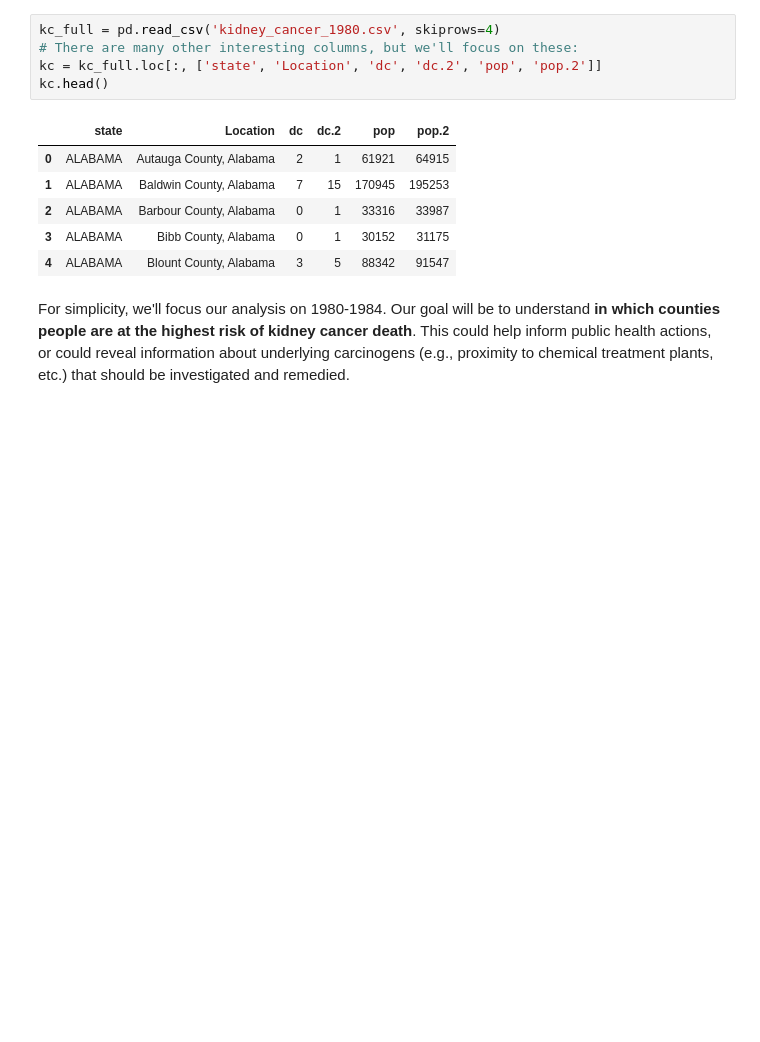
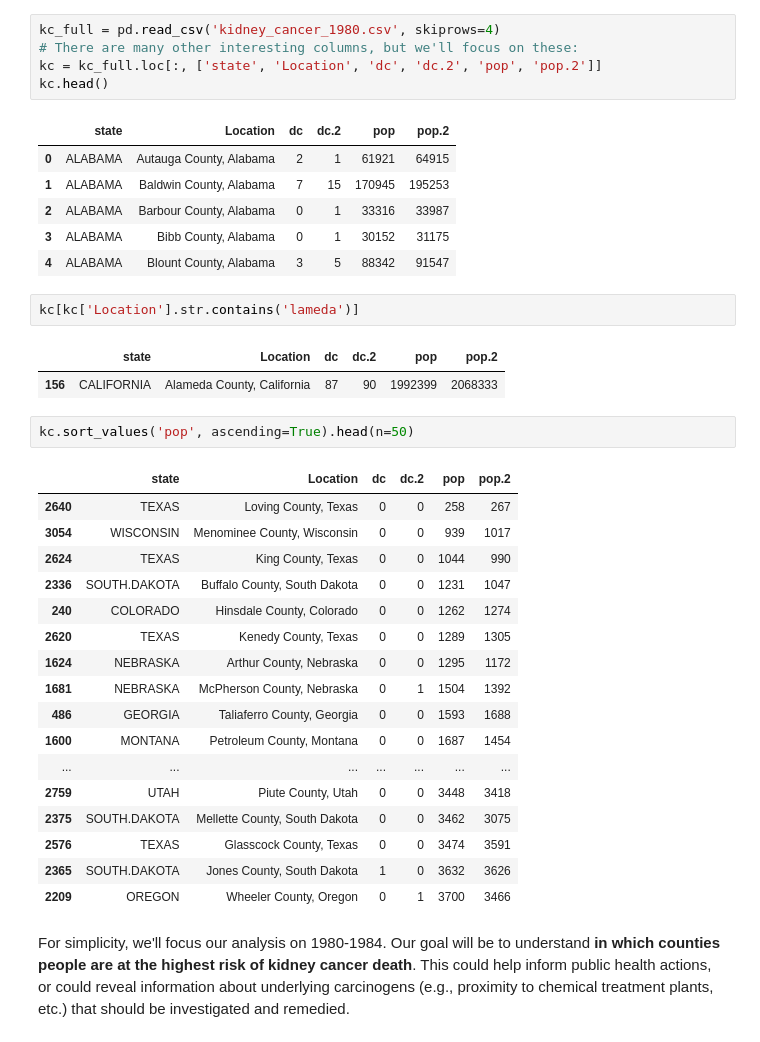
Before and after one commit to ds-102/ds-102-book, a Jupyter notebook: ds-102-book/content/chapters/02/02_hierarchical_models.ipynb, the cells around one changed output. Cells and saved outputs as stored; diff of their text form; blank space fills up the shorter version.

```diff
--- a/ds-102-book/content/chapters/02/02_hierarchical_models.ipynb
+++ b/ds-102-book/content/chapters/02/02_hierarchical_models.ipynb
@@ -36,6 +36,31 @@ kc.head()
 | 2 | ALABAMA | Barbour County, Alabama | 0 | 1 | 33316 | 33987 |
 | 3 | ALABAMA | Bibb County, Alabama | 0 | 1 | 30152 | 31175 |
 | 4 | ALABAMA | Blount County, Alabama | 3 | 5 | 88342 | 91547 |
+# %%
+kc[kc['Location'].str.contains('lameda')]
+# %% [output]
+|  | state | Location | dc | dc.2 | pop | pop.2 |
+| 156 | CALIFORNIA | Alameda County, California | 87 | 90 | 1992399 | 2068333 |
+# %%
+kc.sort_values('pop', ascending=True).head(n=50)
+# %% [output]
+|  | state | Location | dc | dc.2 | pop | pop.2 |
+| 2640 | TEXAS | Loving County, Texas | 0 | 0 | 258 | 267 |
+| 3054 | WISCONSIN | Menominee County, Wisconsin | 0 | 0 | 939 | 1017 |
+| 2624 | TEXAS | King County, Texas | 0 | 0 | 1044 | 990 |
+| 2336 | SOUTH.DAKOTA | Buffalo County, South Dakota | 0 | 0 | 1231 | 1047 |
+| 240 | COLORADO | Hinsdale County, Colorado | 0 | 0 | 1262 | 1274 |
+| 2620 | TEXAS | Kenedy County, Texas | 0 | 0 | 1289 | 1305 |
+| 1624 | NEBRASKA | Arthur County, Nebraska | 0 | 0 | 1295 | 1172 |
+| 1681 | NEBRASKA | McPherson County, Nebraska | 0 | 1 | 1504 | 1392 |
+| 486 | GEORGIA | Taliaferro County, Georgia | 0 | 0 | 1593 | 1688 |
+| 1600 | MONTANA | Petroleum County, Montana | 0 | 0 | 1687 | 1454 |
+| ... | ... | ... | ... | ... | ... | ... |
+| 2759 | UTAH | Piute County, Utah | 0 | 0 | 3448 | 3418 |
+| 2375 | SOUTH.DAKOTA | Mellette County, South Dakota | 0 | 0 | 3462 | 3075 |
+| 2576 | TEXAS | Glasscock County, Texas | 0 | 0 | 3474 | 3591 |
+| 2365 | SOUTH.DAKOTA | Jones County, South Dakota | 1 | 0 | 3632 | 3626 |
+| 2209 | OREGON | Wheeler County, Oregon | 0 | 1 | 3700 | 3466 |
 # %% [markdown]
 For simplicity, we'll focus our analysis on 1980-1984. Our goal will be to understand **in which counties people are at the highest risk of kidney cancer death**. This could help inform public health actions, or could reveal information about underlying carcinogens (e.g., proximity to chemical treatment plants, etc.) that should be investigated and remedied.
 # %%
```
Also changed, not shown: parts of 18 cells of this notebook, 9 other files.
